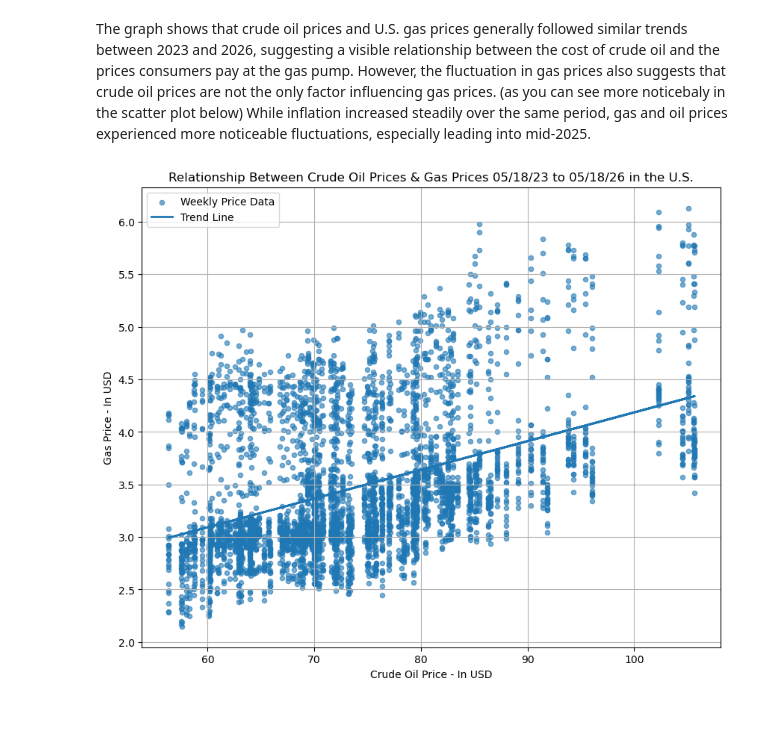
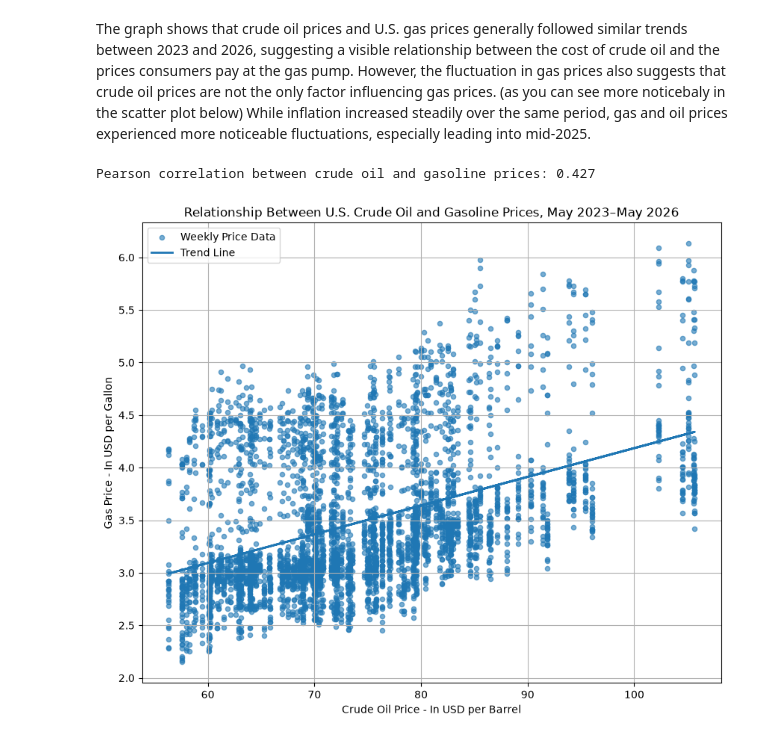
Before and after one commit to AmanTheOMA/TEPP_4_2026, a Jupyter notebook: notebooks/salena.ipynb, the cells around one changed output. Cells and saved outputs as stored; diff of their text form; code cells hidden in the pictures.

Commit message:
Refined  gas price analysis notebook

```diff
--- a/notebooks/salena.ipynb
+++ b/notebooks/salena.ipynb
@@ -41,11 +36,16 @@ gas_params = {
 # %%
+# The API-generated CSV files were originally saved in descending date order.
+# I sorted the records chronologically in this notebook without modifying
+# the team's shared raw data files.
+# See gas_params in data_in_clean.py for the original EIA API parameters.
+
 gas_df = gas[["period", "value"]]
 oil_df = oil[["period", "value"]]
 
 #same values for "value" so I would like to rename them and make them unique
 
-gas_df = gas.rename(columns={"value": "gas_price"})
-oil_df = oil.rename(columns={"value": "oil_price"})
+gas_df = gas_df.rename(columns={"value": "gas_price"})
+oil_df = oil_df.rename(columns={"value": "oil_price"})
 inflation = inflation.rename(columns={"value": "cpi"})
 
 #Converting the strings to datetime format
@@ -54,13 +54,21 @@ gas_df["period"] = pd.to_datetime(gas_df["period"])
 oil_df["period"] = pd.to_datetime(oil_df["period"])
 inflation["date"] = pd.to_datetime(inflation["date"])
 
-##Later in my code, I had an empy data frame. this happened after the step where ##
-## I printed the period to see where my dataset lied. I have to srtip the time stamps and standardize the dates ##
+# Preserve the original project analysis period
+
+analysis_end_date = pd.Timestamp("2026-05-18")
+
+gas_df = gas_df[gas_df["period"] <= analysis_end_date]
+oil_df = oil_df[oil_df["period"] <= analysis_end_date]
+inflation = inflation[inflation["date"] <= analysis_end_date]
+
+##Later in my code, I had an empty data frame. This happened after the step where ##
+## I printed the period to see where my dataset lied. I have to standardize the gasoline and oil dates into weekly periods ##
 
 gas_df["week"] = gas_df["period"].dt.to_period("W")
 oil_df["week"] = oil_df["period"].dt.to_period("W")
 
-#Lastly, I wanted to convert the string values in the price fields to ints
+#Lastly, I wanted to  convert the price fields to numeric values and round them to two decimal places
 gas_df["gas_price"] = pd.to_numeric(gas_df["gas_price"]).round(2)
 oil_df["oil_price"] = pd.to_numeric(oil_df["oil_price"]).round(2)
 inflation["cpi"] = pd.to_numeric(inflation["cpi"], errors="coerce")
@@ -157,50 +165,67 @@ plt.show()
 # %% [markdown]
 The graph shows that crude oil prices and U.S. gas prices generally followed similar trends between 2023 and 2026, suggesting a visible relationship between the cost of crude oil and the prices consumers pay at the gas pump. However, the fluctuation in gas prices also suggests that crude oil prices are not the only factor influencing gas prices. (as you can see more noticebaly in the scatter plot below) While inflation increased steadily over the same period, gas and oil prices experienced more noticeable fluctuations, especially leading into mid-2025.
+# %%
+import numpy as np
+
+# Keep only the columns needed for the scatterplot
+plot_df = merged_2023[["oil_price", "gas_price"]].copy()
+
+# Convert to numeric values
+plot_df["oil_price"] = pd.to_numeric(plot_df["oil_price"], errors="coerce")
+plot_df["gas_price"] = pd.to_numeric(plot_df["gas_price"], errors="coerce")
+
+# Remove missing/invalid values
+plot_df = plot_df.dropna()
+
+#New Addition based on recent learning
+# Calculate the Pearson correlation coefficient
+
+correlation = plot_df["oil_price"].corr(
+    plot_df["gas_price"],
+    method="pearson")
+
+print(
+    f"Pearson correlation between crude oil and "
+    f"gasoline prices: {correlation:.3f}"
+)
+
+# Correlation Finding
+##The Pearson correlation coefficient was .427, indicating a moderate positive relationship between weekly crude-oil and gasoline prices during the analysis period. Although the two prices generally moved in the same direction, crude-oil prices alone does not fully explain changes in gasoline prices.
+# %% [output]
+Pearson correlation between crude oil and gasoline prices: 0.427
 # %%
-import numpy as np
-
-# Keep only the columns needed for the scatterplot
-plot_df = merged_2023[["oil_price", "gas_price"]].copy()
-
-# Convert to numeric
-plot_df["oil_price"] = pd.to_numeric(plot_df["oil_price"], errors="coerce")
-plot_df["gas_price"] = pd.to_numeric(plot_df["gas_price"], errors="coerce")
-
-# Remove missing/invalid values
-plot_df = plot_df.dropna()
-
 # Scatterplot
 plt.figure(figsize=(10,8))
 
 plt.scatter(
     plot_df["oil_price"],
     plot_df["gas_price"],
     alpha=0.6,
     s=20,
     label="Weekly Price Data"
 )
 
 # Trendline : I used Chat GPt for assistance with creating the trendline and resizing the visual
 z = np.polyfit(
     plot_df["oil_price"],
     plot_df["gas_price"],
     1
 )
 
 p = np.poly1d(z)
 
 plt.plot(
     plot_df["oil_price"],
     p(plot_df["oil_price"]),
     linewidth=2,
     label="Trend Line"
 )
 
-plt.xlabel("Crude Oil Price - In USD")
-plt.ylabel("Gas Price - In USD")
-plt.title("Relationship Between Crude Oil Prices & Gas Prices 05/18/23 to 05/18/26 in the U.S.")
+plt.xlabel("Crude Oil Price - In USD per Barrel")
+plt.ylabel("Gas Price - In USD per Gallon")
+plt.title("Relationship Between U.S. Crude Oil and Gasoline Prices, " "May 2023–May 2026")
 plt.legend()
 plt.grid(True)
 plt.show()
 # %% [output]
-[figure, old version]
+[figure, new version]
```
Also changed, not shown: parts of 7 cells of this notebook.
